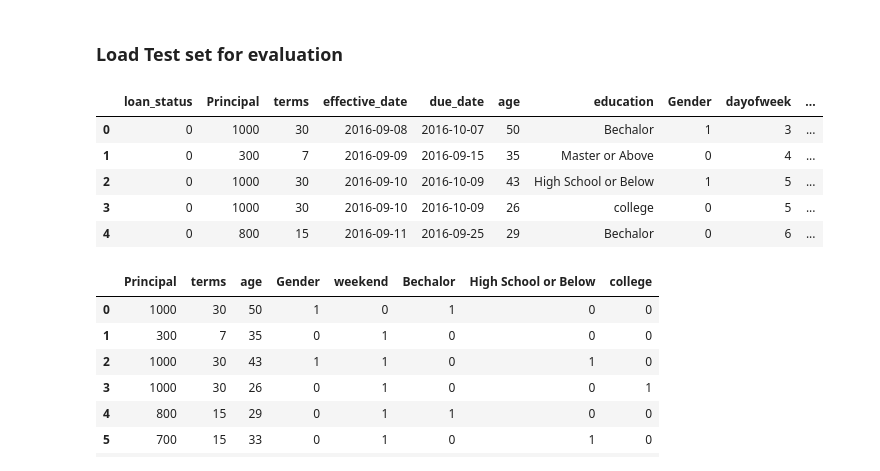
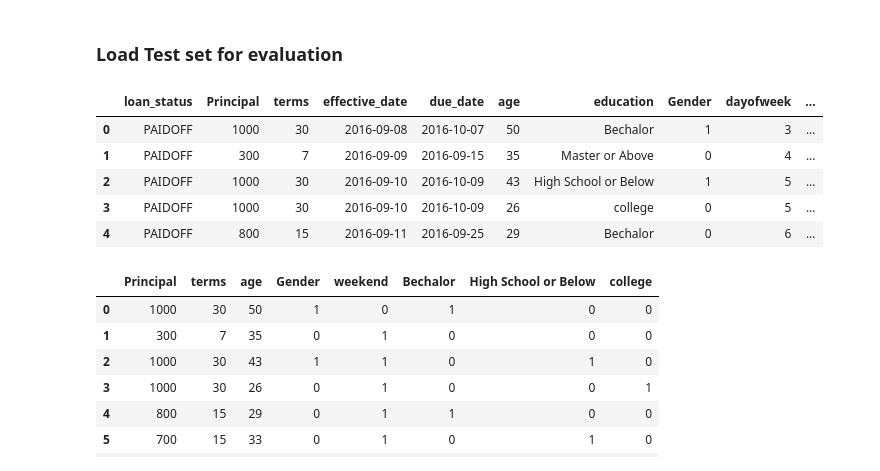
Before and after one commit to mkhayom/Data-Science-Tasks, a Jupyter notebook: ML0101EN-Proj-Loan-py-v1.ipynb, the cells around one changed output. Cells and saved outputs as stored; diff of their text form; code cells hidden in the pictures.

```diff
--- a/ML0101EN-Proj-Loan-py-v1.ipynb
+++ b/ML0101EN-Proj-Loan-py-v1.ipynb
@@ -382,19 +383,19 @@ First, download and load the test set:
 # %%
 test_df = pd.read_csv('loan_test.csv',usecols=list(range(2,10)))
 test_df['due_date'] = pd.to_datetime(test_df['due_date'])
 test_df['effective_date'] = pd.to_datetime(test_df['effective_date'])
 test_df['dayofweek'] = test_df['effective_date'].dt.dayofweek
 test_df['weekend'] = test_df['dayofweek'].apply(lambda x: 1 if (x>3)  else 0)
 test_df['Gender'].replace(to_replace=['male','female'], value=[0,1],inplace=True)
-test_df['loan_status'].replace(to_replace=['PAIDOFF','COLLECTION'], value=[0,1],inplace=True)
+# test_df['loan_status'].replace(to_replace=['PAIDOFF','COLLECTION'], value=[0,1],inplace=True)
 test_df.head()
 # %% [output]
 |  | loan_status | Principal | terms | effective_date | due_date | age | education | Gender | dayofweek | ... |
-| 0 | 0 | 1000 | 30 | 2016-09-08 | 2016-10-07 | 50 | Bechalor | 1 | 3 | ... |
-| 1 | 0 | 300 | 7 | 2016-09-09 | 2016-09-15 | 35 | Master or Above | 0 | 4 | ... |
-| 2 | 0 | 1000 | 30 | 2016-09-10 | 2016-10-09 | 43 | High School or Below | 1 | 5 | ... |
-| 3 | 0 | 1000 | 30 | 2016-09-10 | 2016-10-09 | 26 | college | 0 | 5 | ... |
-| 4 | 0 | 800 | 15 | 2016-09-11 | 2016-09-25 | 29 | Bechalor | 0 | 6 | ... |
+| 0 | PAIDOFF | 1000 | 30 | 2016-09-08 | 2016-10-07 | 50 | Bechalor | 1 | 3 | ... |
+| 1 | PAIDOFF | 300 | 7 | 2016-09-09 | 2016-09-15 | 35 | Master or Above | 0 | 4 | ... |
+| 2 | PAIDOFF | 1000 | 30 | 2016-09-10 | 2016-10-09 | 43 | High School or Below | 1 | 5 | ... |
+| 3 | PAIDOFF | 1000 | 30 | 2016-09-10 | 2016-10-09 | 26 | college | 0 | 5 | ... |
+| 4 | PAIDOFF | 800 | 15 | 2016-09-11 | 2016-09-25 | 29 | Bechalor | 0 | 6 | ... |
 # %%
 test = test_df[['Principal','terms','age','Gender','weekend']]
 test = pd.concat([test,pd.get_dummies(test_df['education'])], axis=1)
```
Also changed, not shown: parts of 9 cells of this notebook.
